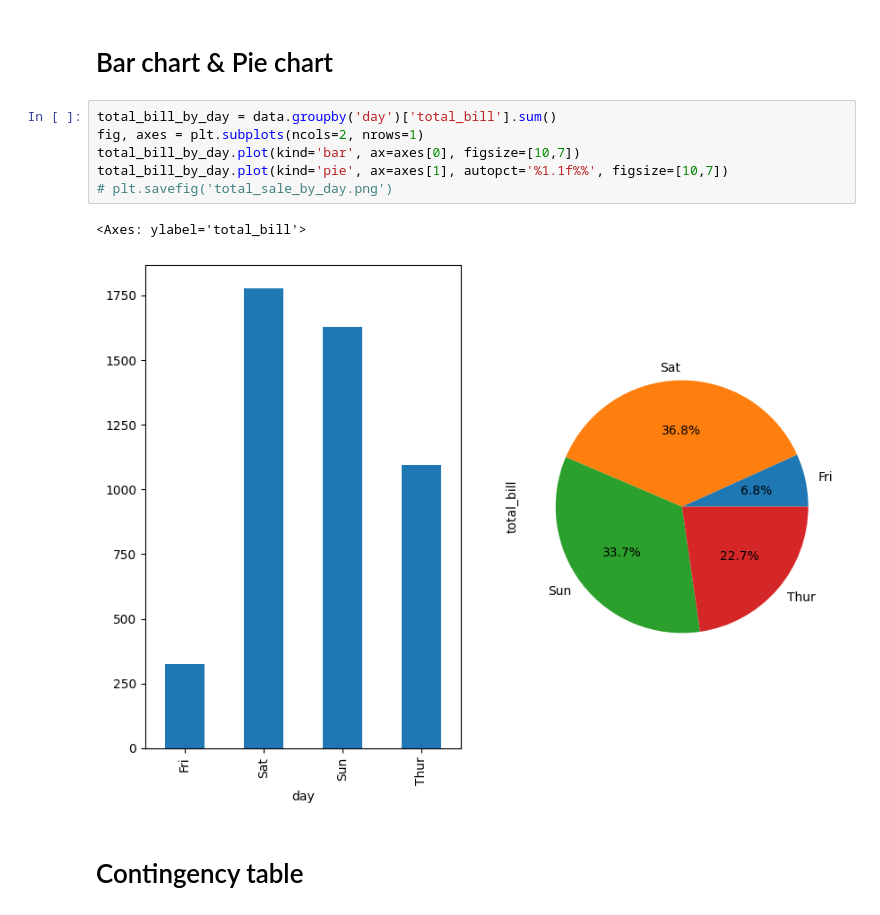
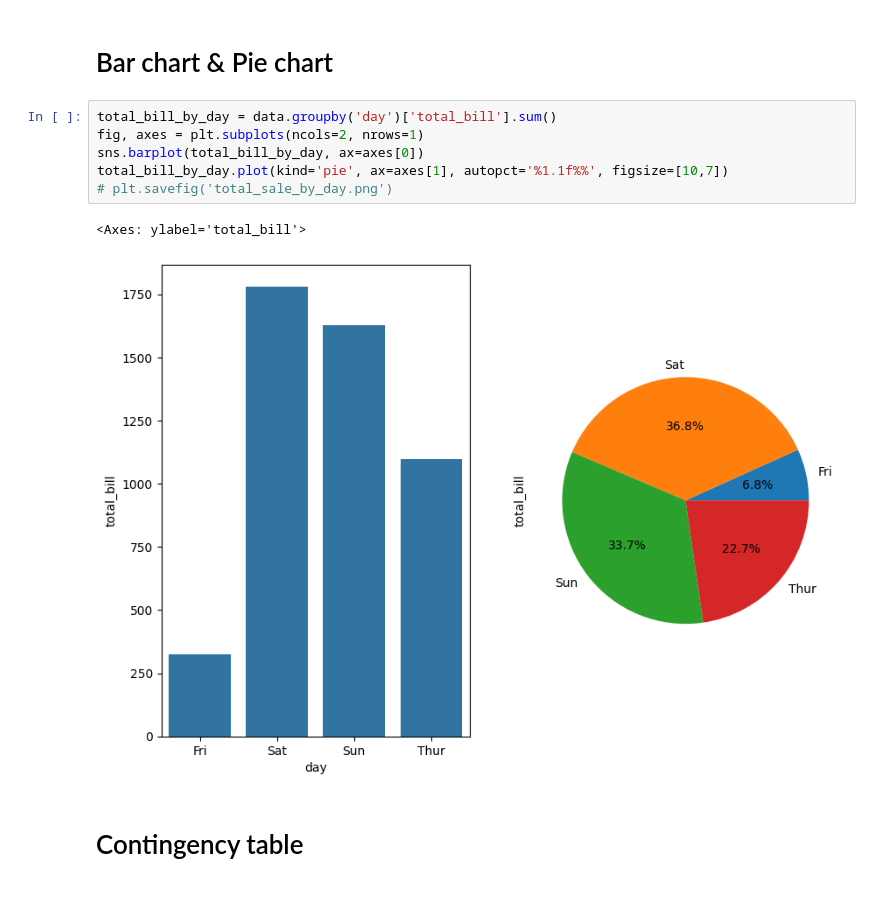
Before and after one commit to SoriyaChan/Practical-Statistics, a Jupyter notebook: EDA.ipynb, the cells around one changed output. Cells and saved outputs as stored; diff of their text form.

```diff
--- a/EDA.ipynb
+++ b/EDA.ipynb
@@ -112,12 +109,12 @@ Name: count, dtype: int64
 # %%
 total_bill_by_day = data.groupby('day')['total_bill'].sum()
 fig, axes = plt.subplots(ncols=2, nrows=1)
-total_bill_by_day.plot(kind='bar', ax=axes[0], figsize=[10,7])
+sns.barplot(total_bill_by_day, ax=axes[0])
 total_bill_by_day.plot(kind='pie', ax=axes[1], autopct='%1.1f%%', figsize=[10,7])
 # plt.savefig('total_sale_by_day.png')
 # %% [output]
 <Axes: ylabel='total_bill'>
-[figure, old version]
+[figure, new version]
 # %% [markdown]
 # Contingency table
 # %%
```
Also changed, not shown: parts of 4 cells of this notebook, 1 other file.
